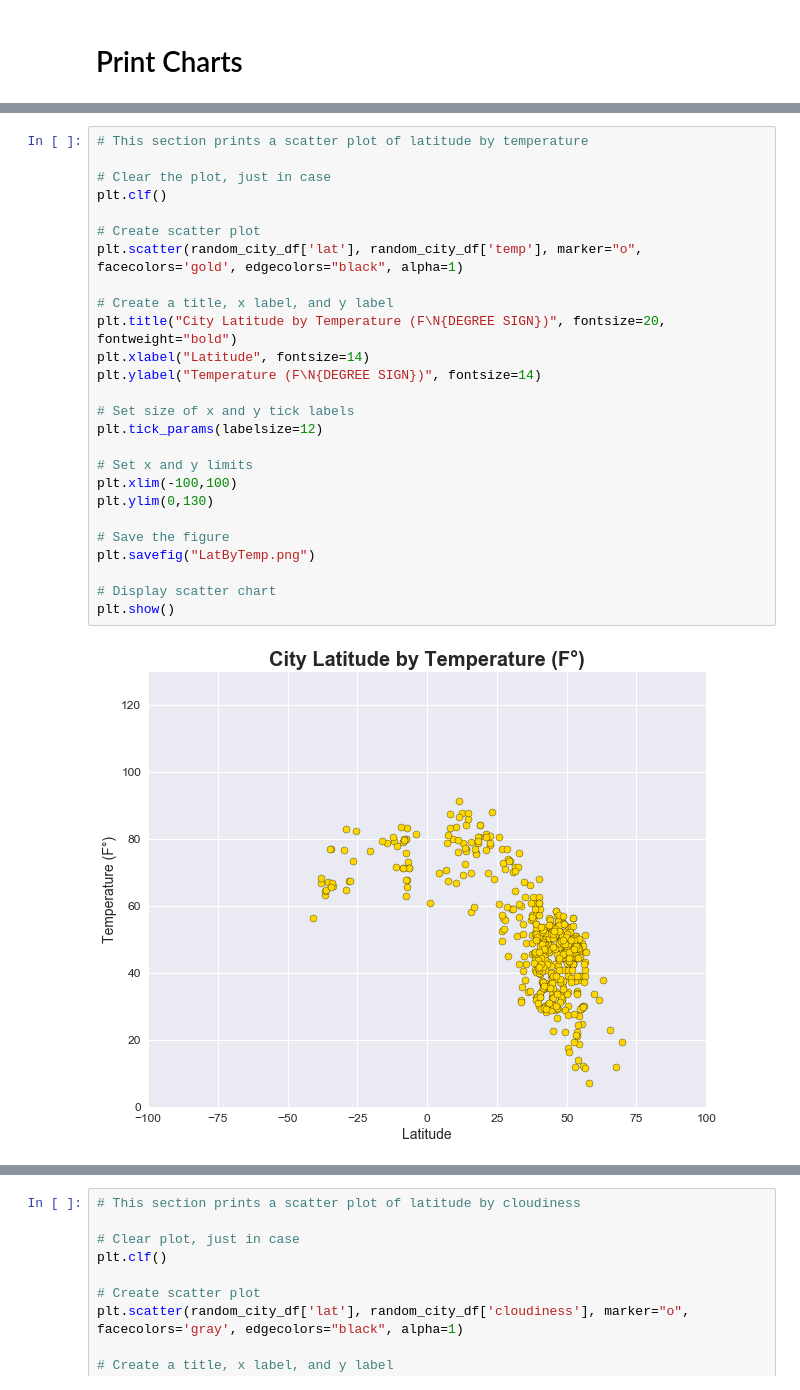
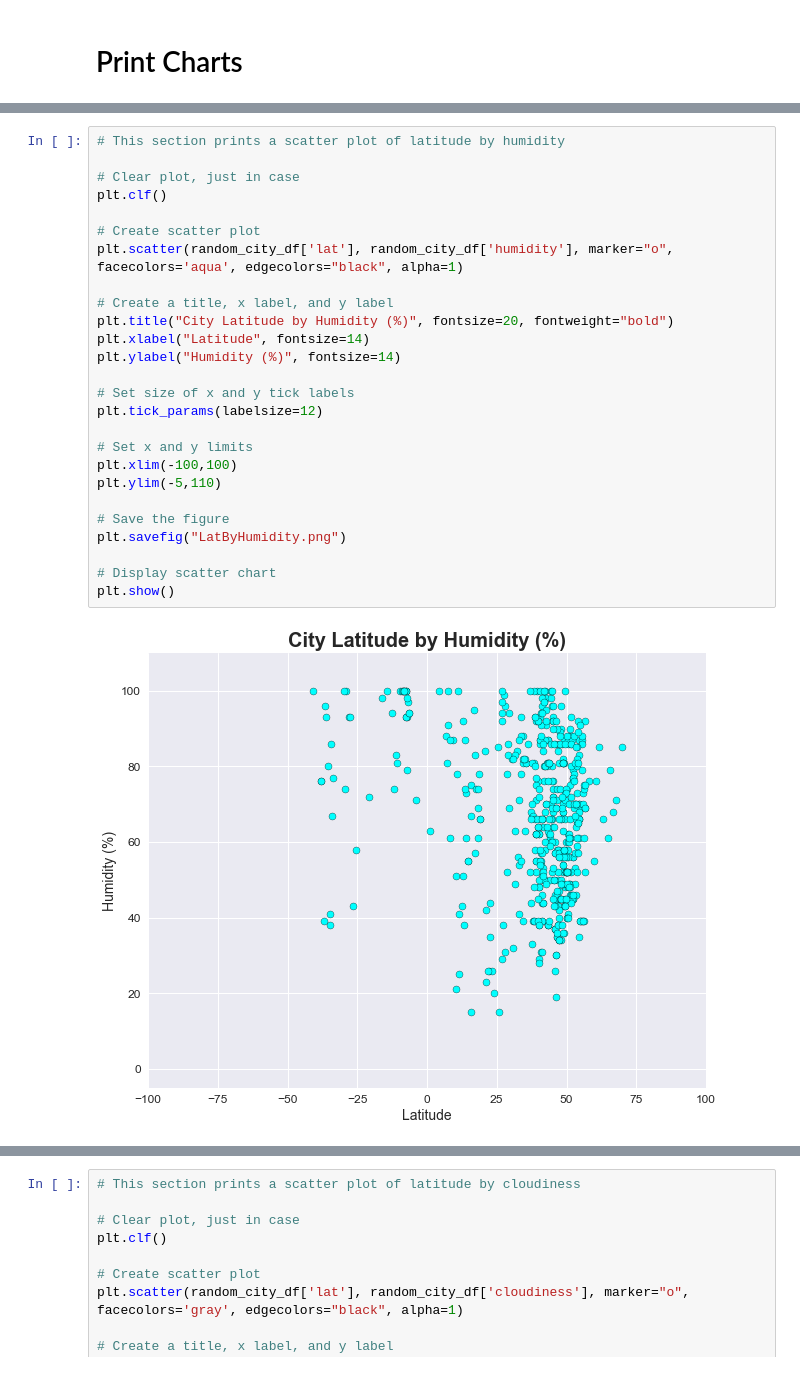
Before and after one commit to spencerrand/Unit-6-Python-APIs, a Jupyter notebook: main.ipynb, the cells around one changed output, grey strips where cells are left out. Cells and saved outputs as stored; diff of their text form.

```diff
--- a/main.ipynb
+++ b/main.ipynb
@@ -182,28 +258,28 @@ random_city_df.to_csv("weather_data.csv", encoding='utf-8')
 # %%
-# This section prints a scatter plot of latitude by temperature
+# This section prints a scatter plot of latitude by humidity
 
-# Clear the plot, just in case
+# Clear plot, just in case
 plt.clf()
 
 # Create scatter plot
-plt.scatter(random_city_df['lat'], random_city_df['temp'], marker="o", facecolors='gold', edgecolors="black", alpha=1)
+plt.scatter(random_city_df['lat'], random_city_df['humidity'], marker="o", facecolors='aqua', edgecolors="black", alpha=1)
 
 # Create a title, x label, and y label
-plt.title("City Latitude by Temperature (F\N{DEGREE SIGN})", fontsize=20, fontweight="bold")
+plt.title("City Latitude by Humidity (%)", fontsize=20, fontweight="bold")
 plt.xlabel("Latitude", fontsize=14)
-plt.ylabel("Temperature (F\N{DEGREE SIGN})", fontsize=14)
+plt.ylabel("Humidity (%)", fontsize=14)
 
 # Set size of x and y tick labels
 plt.tick_params(labelsize=12)
 
 # Set x and y limits
 plt.xlim(-100,100)
-plt.ylim(0,130)
+plt.ylim(-5,110)
 
 # Save the figure
-plt.savefig("LatByTemp.png")
+plt.savefig("LatByHumidity.png")
 
 # Display scatter chart
 plt.show()
 # %% [output]
-[figure, old version]
+[figure, new version]
```
Also changed, not shown: parts of 4 cells of this notebook.
